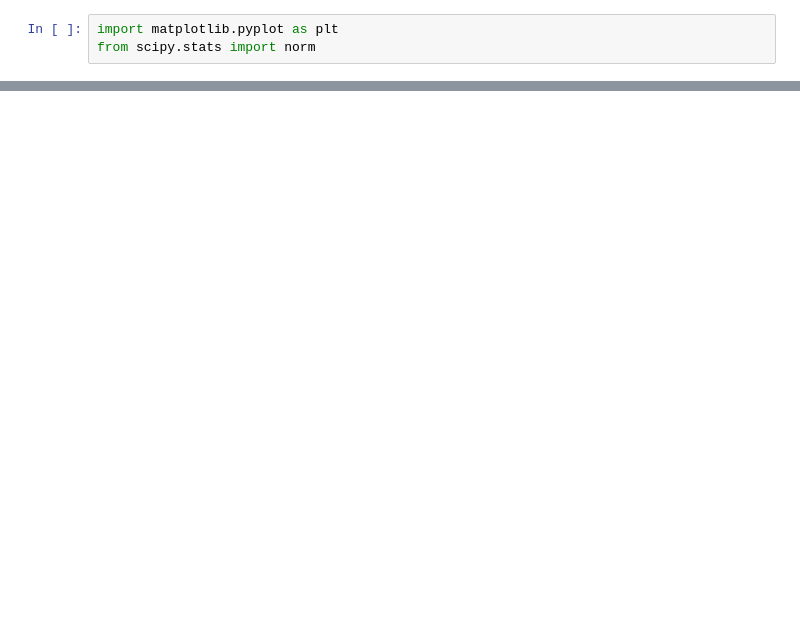
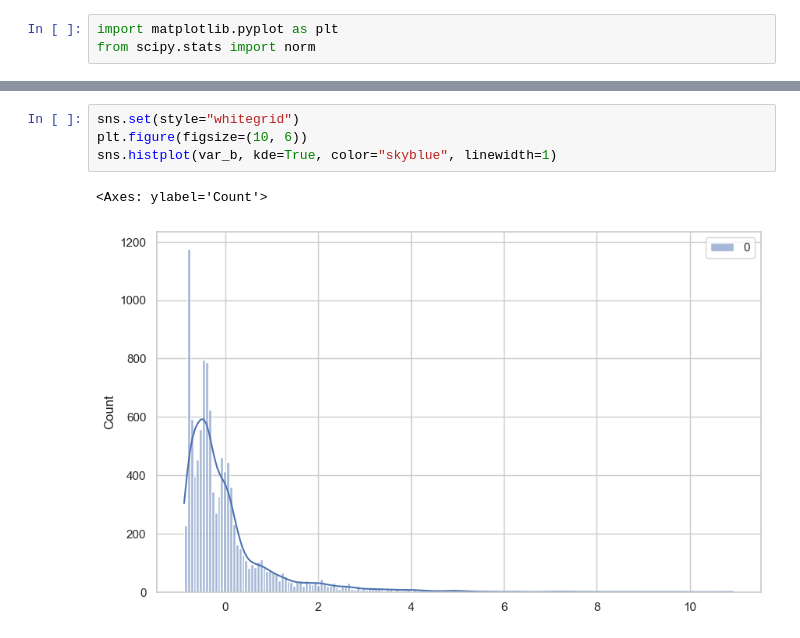
Before and after one commit to JKenny333/Ironhack_Labs, a Jupyter notebook: Week 4/Data _transformation_lab_week4_day1.ipynb, the cells around one changed output, grey strips where cells are left out. Drawn from its saved outputs; the diff is of its cells as text; blank space fills up the shorter version.

```diff
--- a/Week 4/Data _transformation_lab_week4_day1.ipynb
+++ b/Week 4/Data _transformation_lab_week4_day1.ipynb
@@ -267,0 +249,7 @@ plt.grid(True)
+# %%
+sns.set(style="whitegrid")
+plt.figure(figsize=(10, 6))
+sns.histplot(var_b, kde=True, color="skyblue", linewidth=1)
+# %% [output]
+<Axes: ylabel='Count'>
+[figure, added]
```
Also changed, not shown: parts of 3 cells of this notebook.
